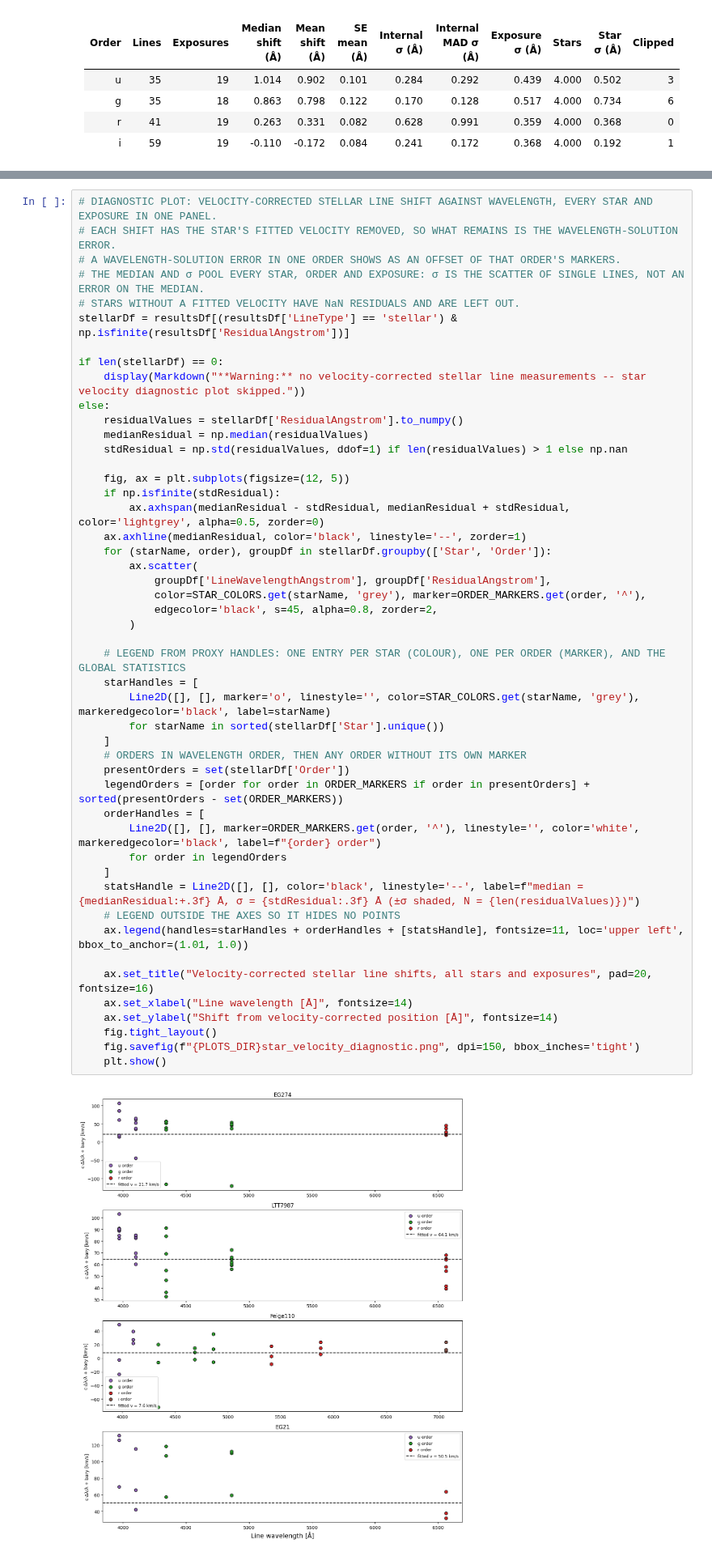
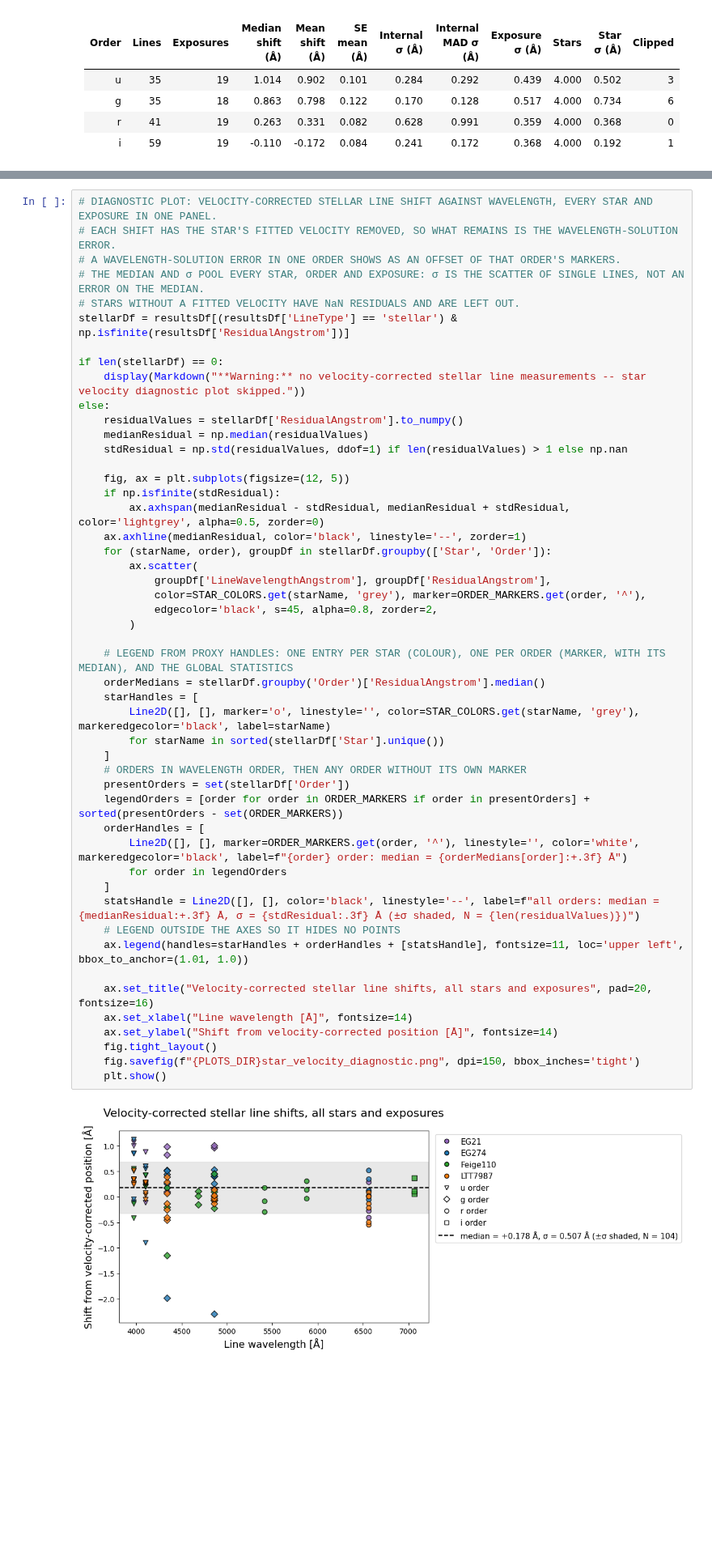
Before and after one commit to thespacedoctor/soxspipe-wavelength-calibration-analysis, a Jupyter notebook: soxs_uvvis_analysis/STDCheck-Cleaned.ipynb, the cells around one changed output, grey strips where cells are left out. Shown at 81% size. Cells and saved outputs as stored; diff of their text form; blank space fills up the shorter version.

```diff
--- a/soxs_uvvis_analysis/STDCheck-Cleaned.ipynb
+++ b/soxs_uvvis_analysis/STDCheck-Cleaned.ipynb
@@ -1164,37 +1164,38 @@ else:
     if np.isfinite(stdResidual):
         ax.axhspan(medianResidual - stdResidual, medianResidual + stdResidual, color='lightgrey', alpha=0.5, zorder=0)
     ax.axhline(medianResidual, color='black', linestyle='--', zorder=1)
     for (starName, order), groupDf in stellarDf.groupby(['Star', 'Order']):
         ax.scatter(
             groupDf['LineWavelengthAngstrom'], groupDf['ResidualAngstrom'],
             color=STAR_COLORS.get(starName, 'grey'), marker=ORDER_MARKERS.get(order, '^'),
             edgecolor='black', s=45, alpha=0.8, zorder=2,
         )
 
-    # LEGEND FROM PROXY HANDLES: ONE ENTRY PER STAR (COLOUR), ONE PER ORDER (MARKER), AND THE GLOBAL STATISTICS
+    # LEGEND FROM PROXY HANDLES: ONE ENTRY PER STAR (COLOUR), ONE PER ORDER (MARKER, WITH ITS MEDIAN), AND THE GLOBAL STATISTICS
+    orderMedians = stellarDf.groupby('Order')['ResidualAngstrom'].median()
     starHandles = [
         Line2D([], [], marker='o', linestyle='', color=STAR_COLORS.get(starName, 'grey'), markeredgecolor='black', label=starName)
         for starName in sorted(stellarDf['Star'].unique())
     ]
     # ORDERS IN WAVELENGTH ORDER, THEN ANY ORDER WITHOUT ITS OWN MARKER
     presentOrders = set(stellarDf['Order'])
     legendOrders = [order for order in ORDER_MARKERS if order in presentOrders] + sorted(presentOrders - set(ORDER_MARKERS))
     orderHandles = [
-        Line2D([], [], marker=ORDER_MARKERS.get(order, '^'), linestyle='', color='white', markeredgecolor='black', label=f"{order} order")
+        Line2D([], [], marker=ORDER_MARKERS.get(order, '^'), linestyle='', color='white', markeredgecolor='black', label=f"{order} order: median = {orderMedians[order]:+.3f} Å")
         for order in legendOrders
     ]
-    statsHandle = Line2D([], [], color='black', linestyle='--', label=f"median = {medianResidual:+.3f} Å, σ = {stdResidual:.3f} Å (±σ shaded, N = {len(residualValues)})")
+    statsHandle = Line2D([], [], color='black', linestyle='--', label=f"all orders: median = {medianResidual:+.3f} Å, σ = {stdResidual:.3f} Å (±σ shaded, N = {len(residualValues)})")
     # LEGEND OUTSIDE THE AXES SO IT HIDES NO POINTS
     ax.legend(handles=starHandles + orderHandles + [statsHandle], fontsize=11, loc='upper left', bbox_to_anchor=(1.01, 1.0))
 
     ax.set_title("Velocity-corrected stellar line shifts, all stars and exposures", pad=20, fontsize=16)
     ax.set_xlabel("Line wavelength [Å]", fontsize=14)
     ax.set_ylabel("Shift from velocity-corrected position [Å]", fontsize=14)
     fig.tight_layout()
     fig.savefig(f"{PLOTS_DIR}star_velocity_diagnostic.png", dpi=150, bbox_inches='tight')
     plt.show()
 # %% [output]
-[figure, old version]
+[figure, new version]
 # %%
 # DIAGNOSTIC PLOT: TELLURIC LINE SHIFT AGAINST WAVELENGTH, EVERY STAR, EXPOSURE AND SLIT IN ONE PANEL.
 # TELLURIC LINES FORM IN THE EARTH'S ATMOSPHERE, SO ANY SHIFT IS A WAVELENGTH-SOLUTION ERROR (NO VELOCITY TO REMOVE).
```
Also changed, not shown: parts of 1 cell of this notebook, 1 other file.
